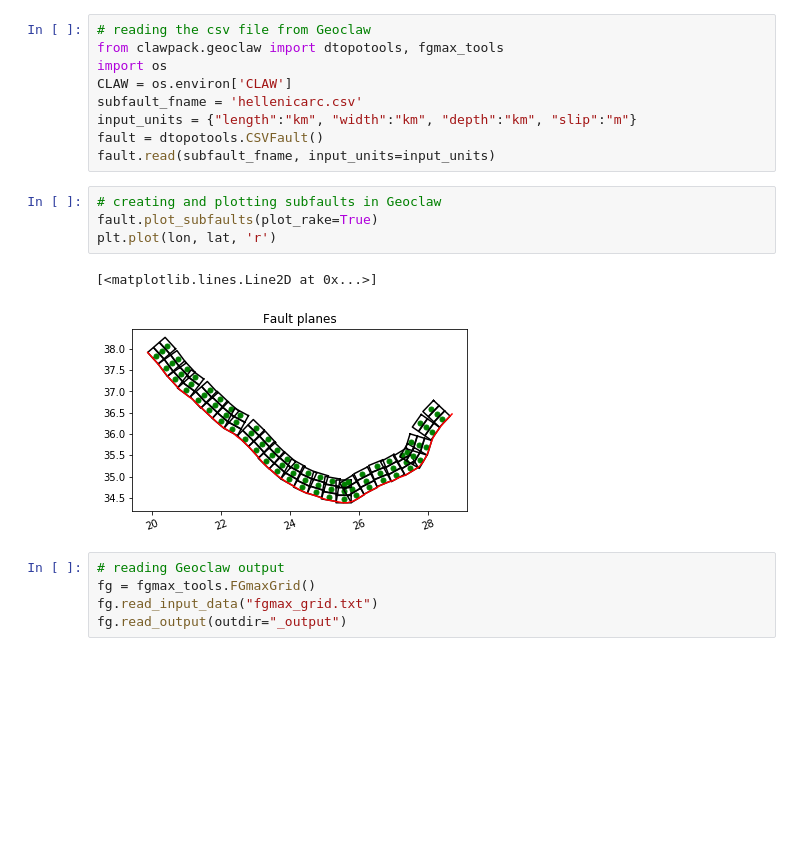
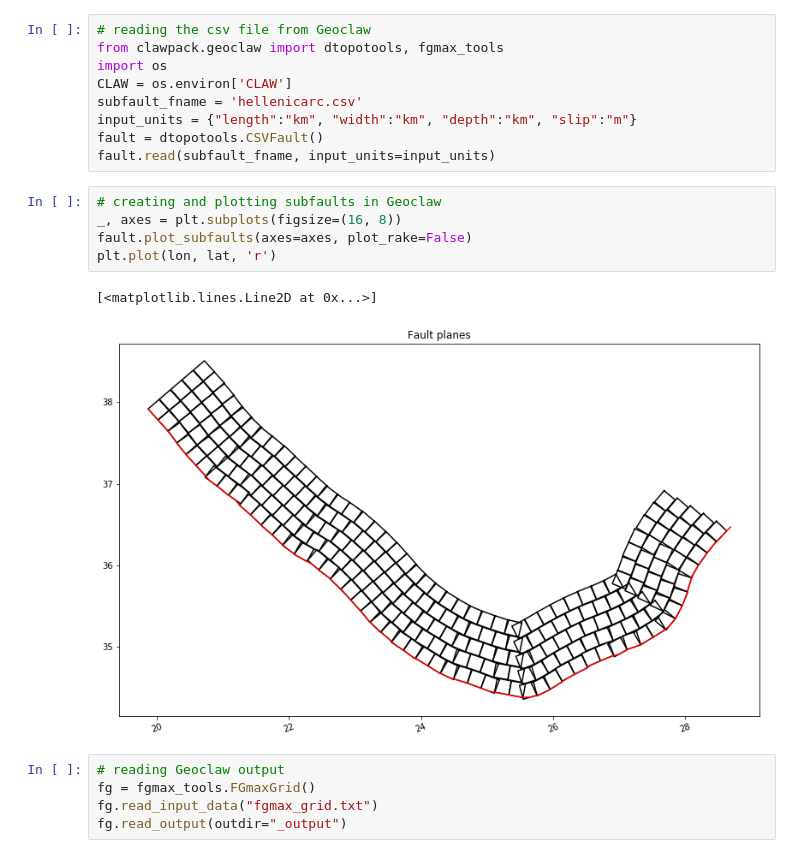
Before and after one commit to sharonmolchanov/tsunami, a Jupyter notebook: create_subfaults.ipynb, the cells around one changed output. Drawn from its saved outputs; the diff is of its cells as text; blank space fills up the shorter version.

```diff
--- a/create_subfaults.ipynb
+++ b/create_subfaults.ipynb
@@ -141,11 +185,12 @@ fault = dtopotools.CSVFault()
 fault.read(subfault_fname, input_units=input_units)
 # %%
 # creating and plotting subfaults in Geoclaw
-fault.plot_subfaults(plot_rake=True)
+_, axes = plt.subplots(figsize=(16, 8))
+fault.plot_subfaults(axes=axes, plot_rake=False)
 plt.plot(lon, lat, 'r')
 # %% [output]
 [<matplotlib.lines.Line2D at 0x...>]
-[figure, old version]
+[figure, new version]
 # %%
 # reading Geoclaw output
 fg = fgmax_tools.FGmaxGrid()
```
Also changed, not shown: parts of 13 cells of this notebook, 9 other files.
